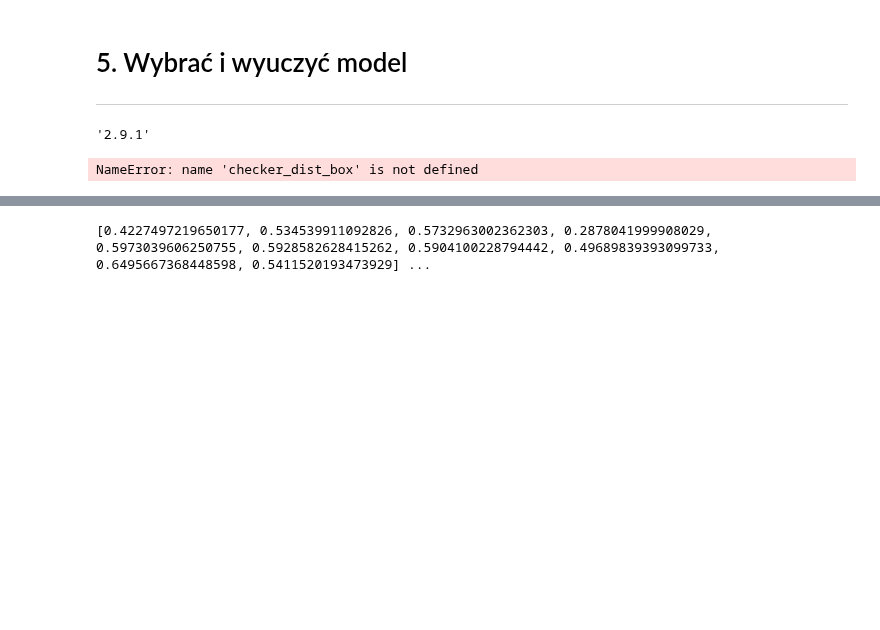
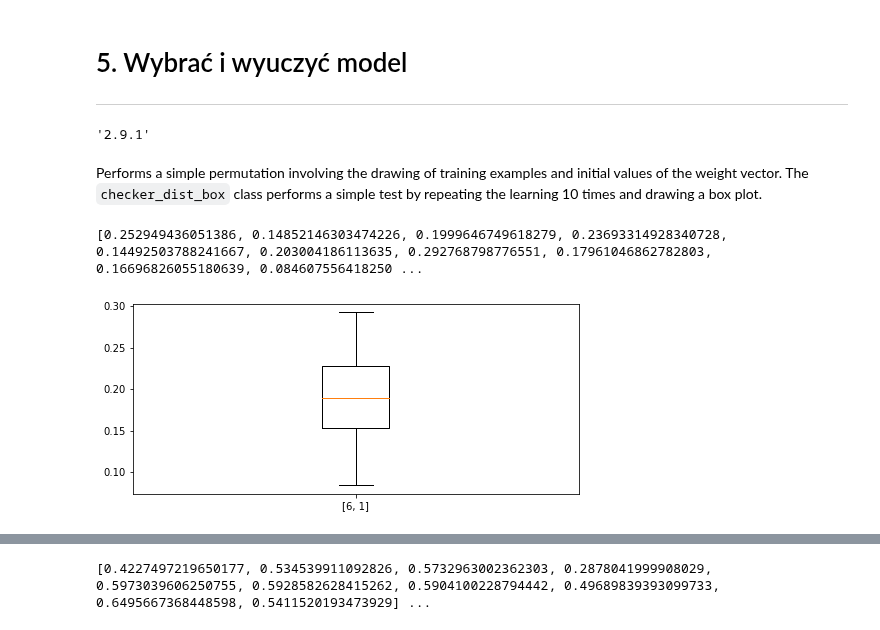
Before and after one commit to d-jus/tf_pipeline, a Jupyter notebook: SSN CRF - p & CRF - m.ipynb, the cells around one changed output, grey strips where cells are left out. Cells and saved outputs as stored; diff of their text form; code cells hidden in the pictures; blank space fills up the shorter version.

```diff
--- a/SSN CRF - p & CRF - m.ipynb
+++ b/SSN CRF - p & CRF - m.ipynb
@@ -328,18 +330,21 @@ plt.gca().title.set_text(scalerMinMax)
 tf.__version__
 # %% [output]
 '2.9.1'
+# %% [markdown]
+Performs a simple permutation involving the drawing of training examples and initial values of the weight vector. The `checker_dist_box` class performs a simple test by repeating the learning 10 times and drawing a box plot.
 # %%
 X_train_ran = np.random.normal(loc=0.0, scale=1.0, size=(80,12))
 y_train_ran = np.random.normal(loc=0.0, scale=1.0, size=(80,1))
 # %%
+""" class checker_dist_box implements ->
 input_ = tf.keras.layers.Input(shape=(12,))
-hidden1_ = tf.keras.layers.Dense(8, activation = 'relu')(input_)
-hidden2_ = tf.keras.layers.Dense(4, activation = 'relu')(hidden1_)
-output = tf.keras.layers.Dense(1)(hidden2_)
+hidden1_ = tf.keras.layers.Dense(8, activation = 'tanh')(input_)
+output = tf.keras.layers.Dense(1)(hidden1_)"""
 
-a = checker_dist_box(scalerMinMax,scalerMinMax_output,(X_train_ran,y_train_ran))
-
-a.compute(X_train_ran, y_train_ran, epochs = 70,
-                    validation_split = 0.2, shuffle = True, input_ = input_, output = output)
+random_model = checker_dist_box(scalerMinMax,scalerMinMax_output,(X_train_ran,y_train_ran)) #MinMax due to tanh fn
+random_model.compute(X_train_ran, y_train_ran, epochs = 70,
+                    validation_split = 0.2, shuffle = True, neurons_ = 6, function_="tanh")
+random_model.plot_box   #Coef Pearson for random input and output
 # %% [output]
-NameError: name 'checker_dist_box' is not defined
+[0.252949436051386, 0.14852146303474226, 0.1999646749618279, 0.23693314928340728, 0.14492503788241667, 0.203004186113635, 0.292768798776551, 0.17961046862782803, 0.16696826055180639, 0.084607556418250 ...
+[figure, added]
```
Also changed, not shown: parts of 7 cells of this notebook.
